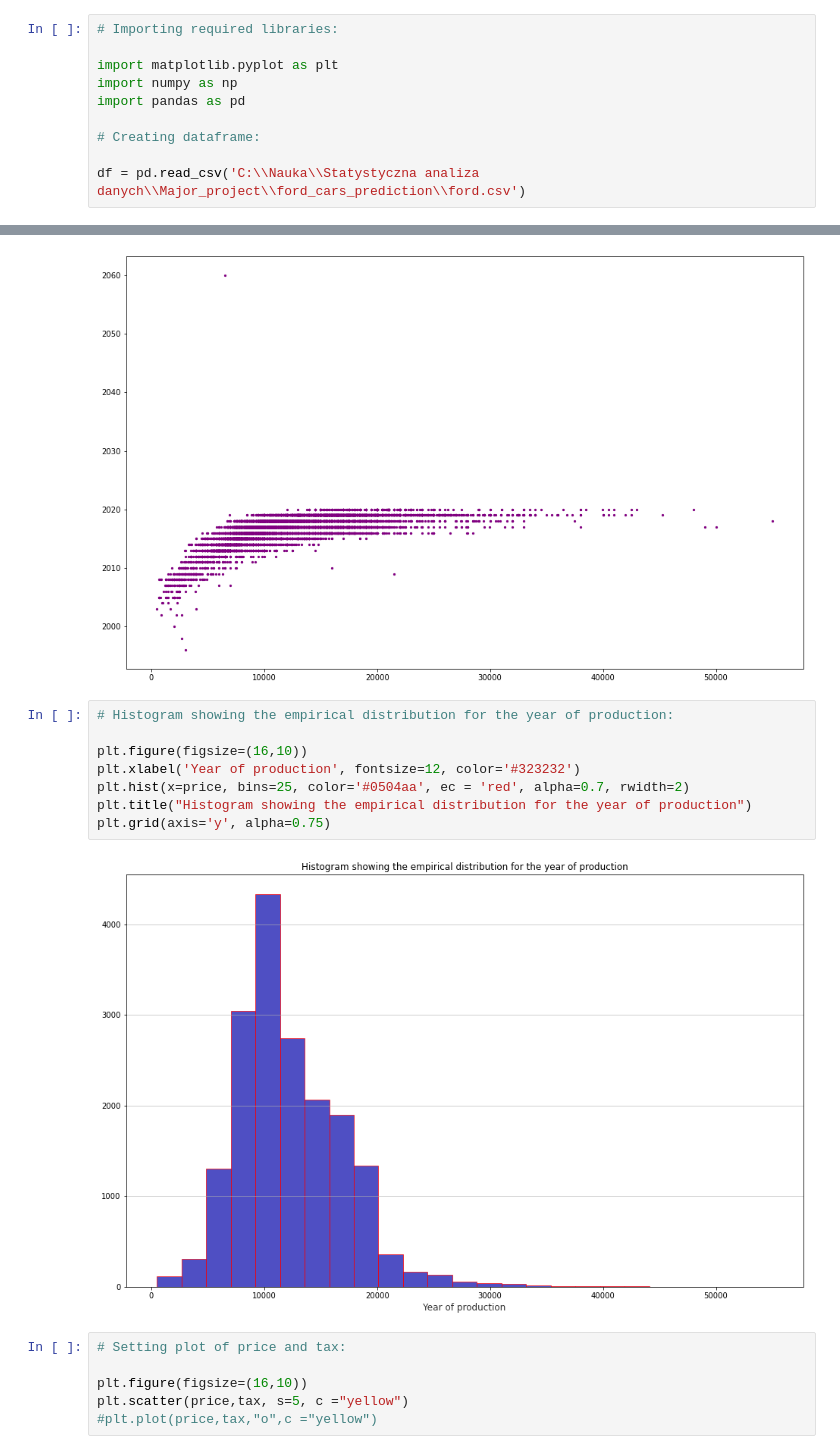
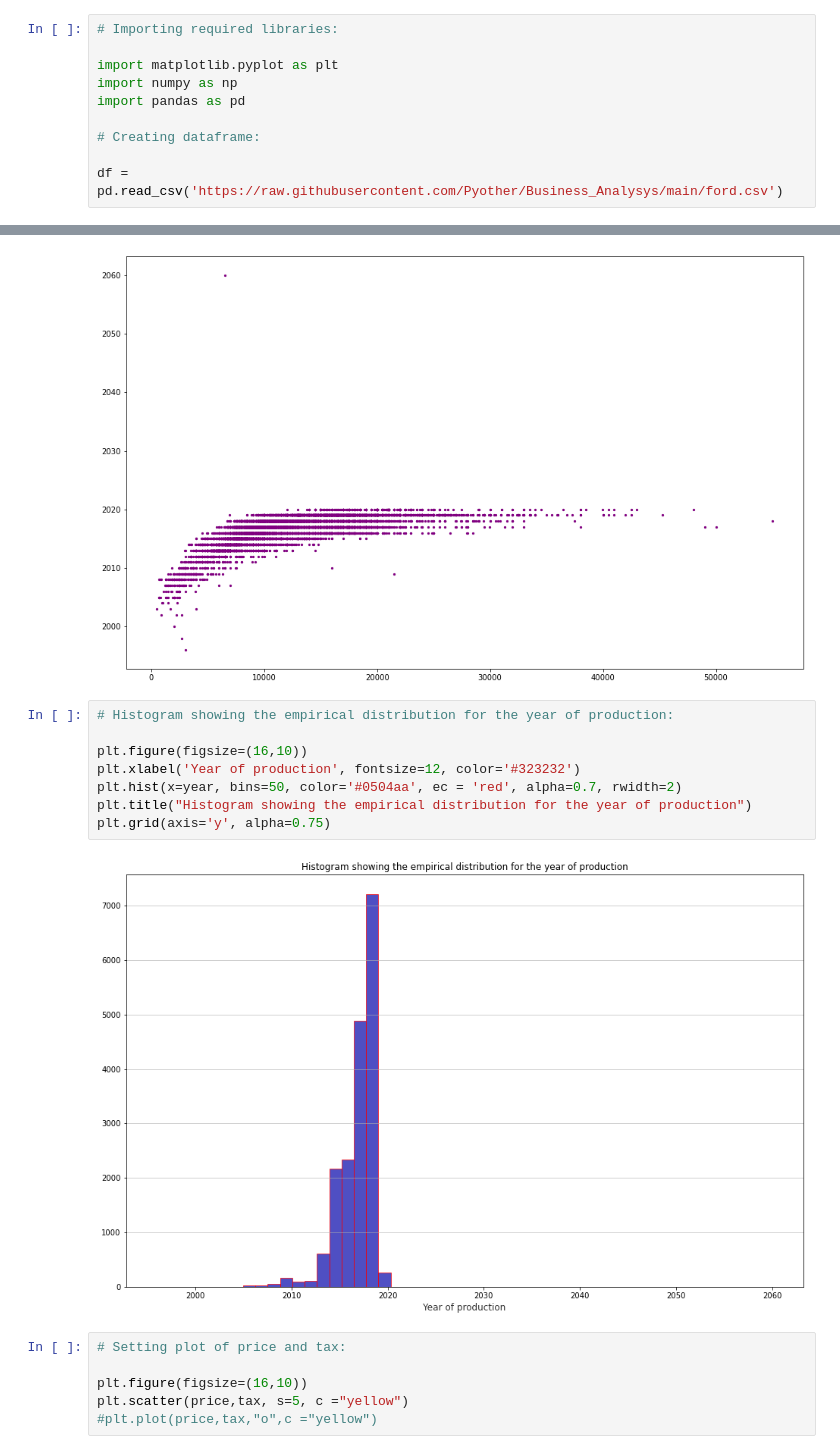
Before and after one commit to Pyother/business-analysis, a Jupyter notebook: ford_cars_prediction.ipynb, the cells around one changed output, grey strips where cells are left out. Cells and saved outputs as stored; diff of their text form.

```diff
--- a/ford_cars_prediction.ipynb
+++ b/ford_cars_prediction.ipynb
@@ -7,7 +7,7 @@ import pandas as pd
 
 # Creating dataframe:
 
-df = pd.read_csv('C:\\Nauka\\Statystyczna analiza danych\\Major_project\\ford_cars_prediction\\ford.csv')
+df = pd.read_csv('https://raw.githubusercontent.com/Pyother/Business_Analysys/main/ford.csv')
 # %%
 # Displaying uploaded dataframe:
 
@@ -119,13 +119,13 @@ plt.scatter(price,year, s=5, c ="purple")
 # %%
 # Histogram showing the empirical distribution for the year of production:
 
 plt.figure(figsize=(16,10))
 plt.xlabel('Year of production', fontsize=12, color='#323232')
-plt.hist(x=price, bins=25, color='#0504aa', ec = 'red', alpha=0.7, rwidth=2)
+plt.hist(x=year, bins=50, color='#0504aa', ec = 'red', alpha=0.7, rwidth=2)
 plt.title("Histogram showing the empirical distribution for the year of production")
 plt.grid(axis='y', alpha=0.75)
 # %% [output]
-[figure, old version]
+[figure, new version]
 # %%
 # Setting plot of price and tax:
 
```
Also changed, not shown: parts of 3 cells of this notebook.
